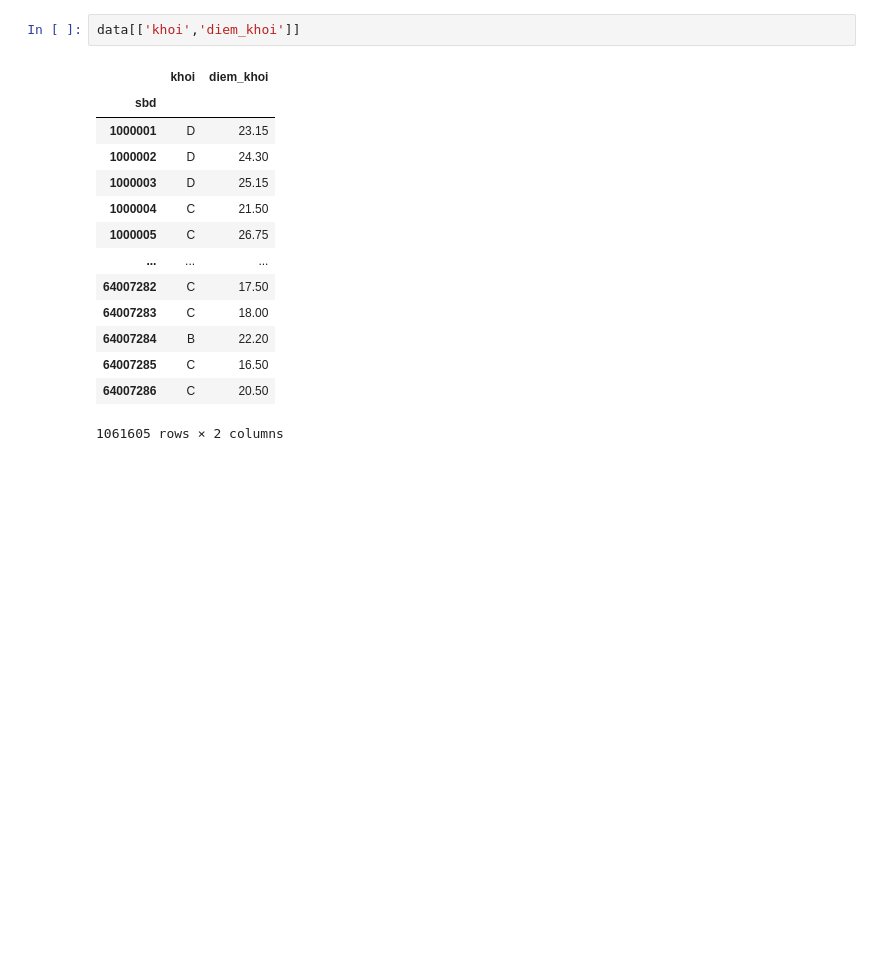
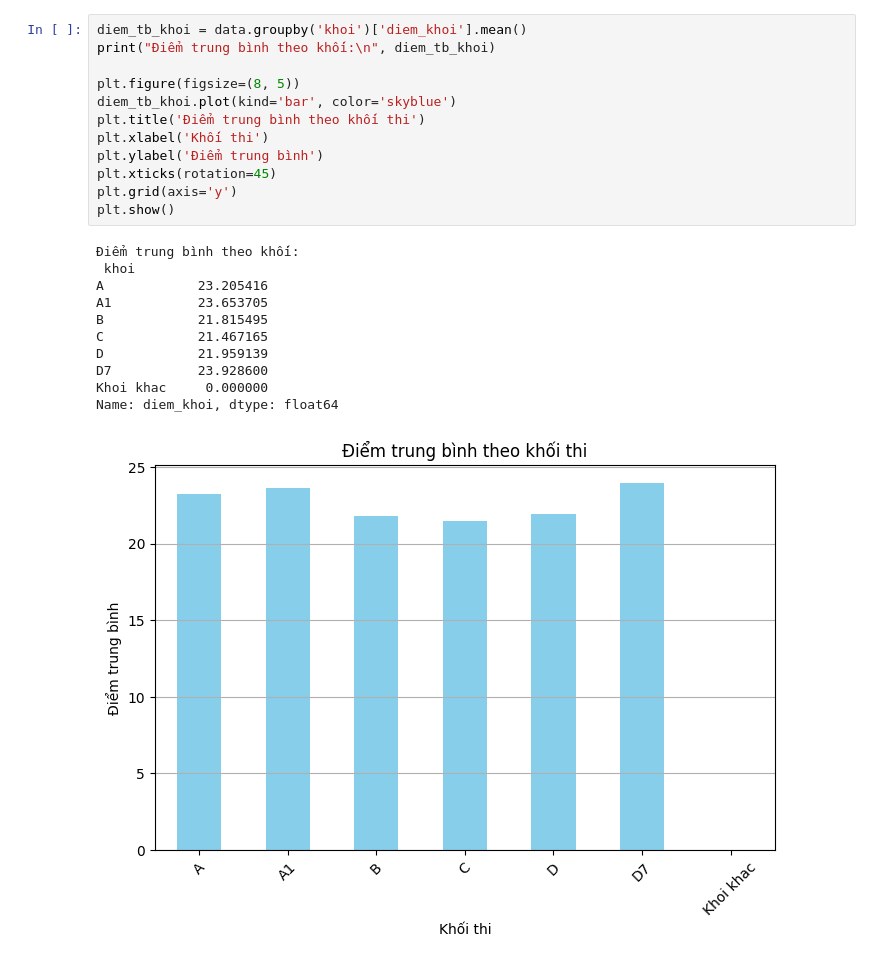
Before and after one commit to kohaku4869/Phan-tich-diem-THPT-2024, a Jupyter notebook: Phan_tich.ipynb, the cells around one changed output. Cells and saved outputs as stored; diff of their text form; blank space fills up the shorter version.

```diff
--- a/Phan_tich.ipynb
+++ b/Phan_tich.ipynb
@@ -44,19 +65,26 @@ data['khoi'],data['diem_khoi'] = zip(*data.apply(phan_loai_khoi,axis=1))
 # %%
-data[['khoi','diem_khoi']]
+diem_tb_khoi = data.groupby('khoi')['diem_khoi'].mean()
+print("Điểm trung bình theo khối:\n", diem_tb_khoi)
+
+plt.figure(figsize=(8, 5))
+diem_tb_khoi.plot(kind='bar', color='skyblue')
+plt.title('Điểm trung bình theo khối thi')
+plt.xlabel('Khối thi')
+plt.ylabel('Điểm trung bình')
+plt.xticks(rotation=45)
+plt.grid(axis='y')
+plt.show()
 # %% [output]
-|  | khoi | diem_khoi |
-| sbd |  |  |
-| 1000001 | D | 23.15 |
-| 1000002 | D | 24.30 |
-| 1000003 | D | 25.15 |
-| 1000004 | C | 21.50 |
-| 1000005 | C | 26.75 |
-| ... | ... | ... |
-| 64007282 | C | 17.50 |
-| 64007283 | C | 18.00 |
-| 64007284 | B | 22.20 |
-| 64007285 | C | 16.50 |
-| 64007286 | C | 20.50 |
-1061605 rows × 2 columns
+Điểm trung bình theo khối:
+ khoi
+A            23.205416
+A1           23.653705
+B            21.815495
+C            21.467165
+D            21.959139
+D7           23.928600
+Khoi khac     0.000000
+Name: diem_khoi, dtype: float64
+[figure, added]
 # %%
 khoi_counts = data['khoi'].value_counts()
```
Also changed, not shown: parts of 9 cells of this notebook.
